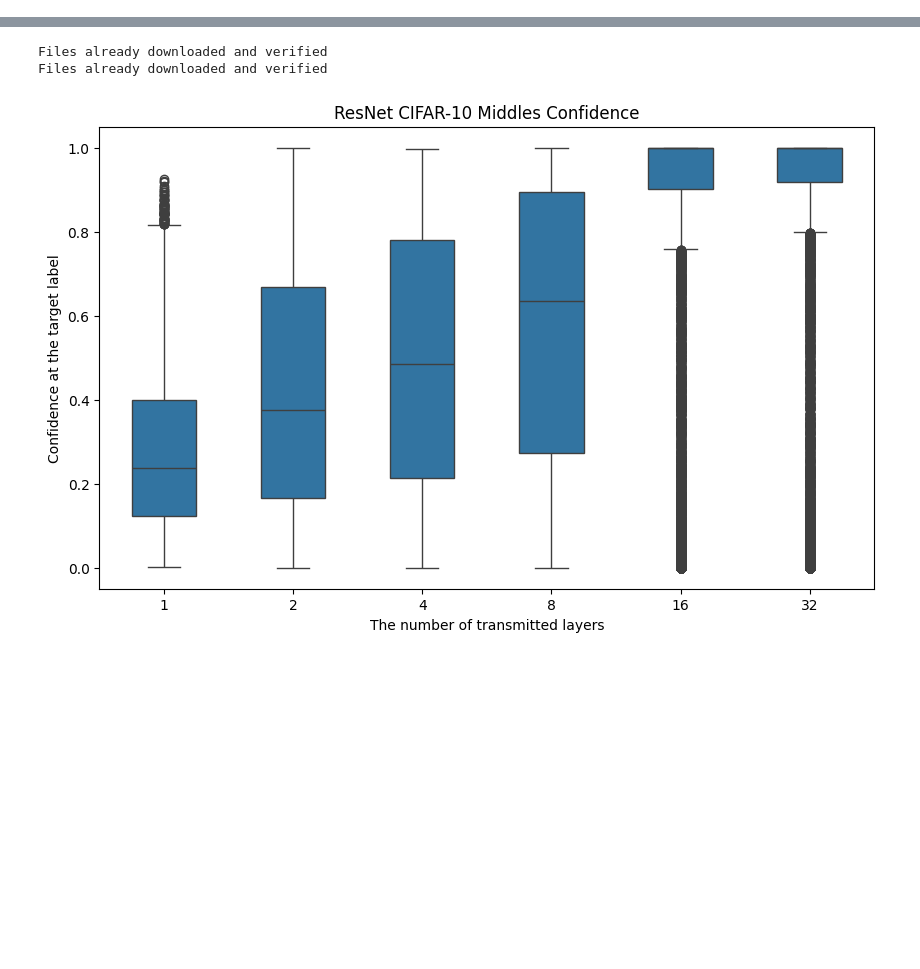
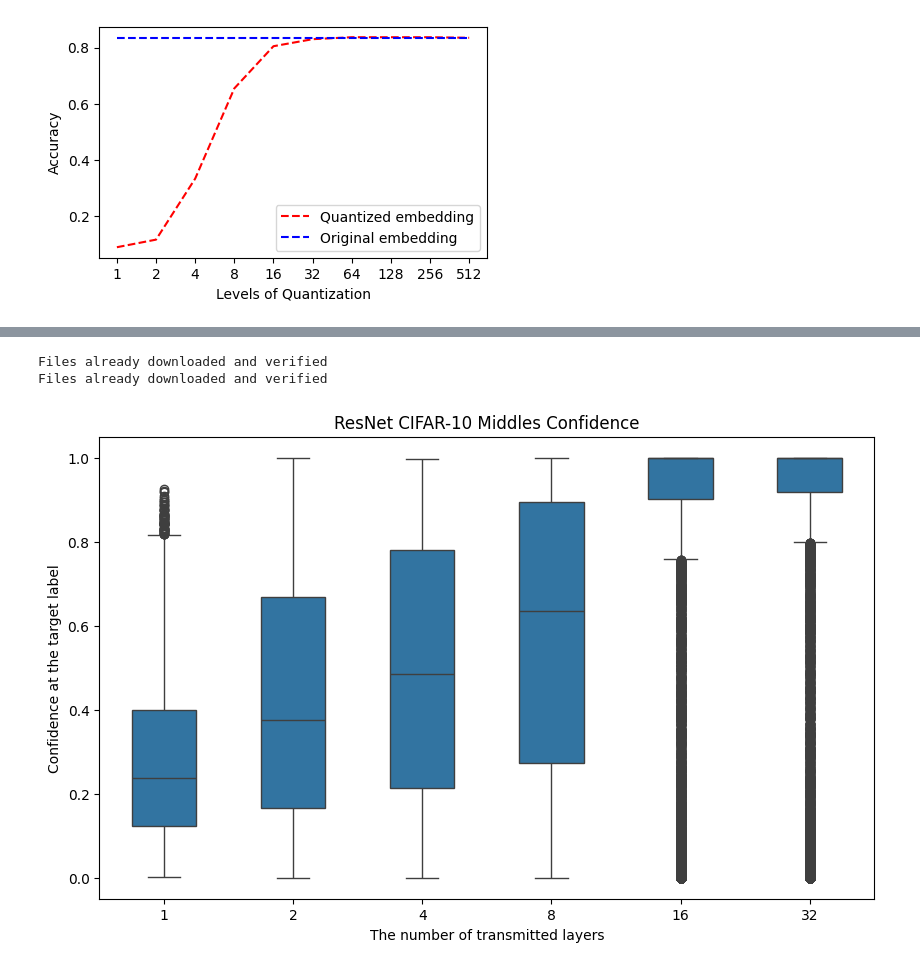
Before and after one commit to TonyPeng-2018/Adaptfilter, a Jupyter notebook: plot_result.ipynb, the cells around one changed output, grey strips where cells are left out. Cells and saved outputs as stored; diff of their text form; code cells hidden in the pictures; blank space fills up the shorter version.

```diff
--- a/plot_result.ipynb
+++ b/plot_result.ipynb
@@ -14,0 +560,79 @@ int_trans = False
+# %%
+# change the data type
+
+# dataset = 'cifar10', model = mobile, accuracy vs data type
+# can we change the value after normalization from 0-max to 0-16
+from tqdm import tqdm
+from Models import mobilenetv2
+from Dataloaders import dataloader_cifar10
+# get the number of zeros and positions
+norm_acc = []
+orig_acc = []
+
+amp_list = [x for x in range(10)]
+
+_, test, _ = dataloader_cifar10.Dataloader_cifar10_val(datasetpath='../data/', test_batch=1)
+client, server = mobilenetv2.mobilenetv2_splitter(num_classes=10,
+                                                  weight_root='./Weights/cifar-10')
+client = client.eval()
+server = server.eval()
+client.to(device)
+server.to(device)
+
+accuracy = [0] * len(amp_list)
+orig_acc = 0
+
+for i, (data, label) in enumerate(tqdm(test)):
+    data, label = data.to(device), label.to(device)
+
+    for j in range (len(amp_list)):
+
+        client_out = client(data).detach() # 1, c', h, w
+
+        amp = 2**j
+
+        client_out_max = torch.max(client_out)
+        client_out_min = torch.min(client_out)
+        client_out = (client_out-client_out_min)/(client_out_max-client_out_min)
+        client_out = client_out*amp
+        # change it to int
+        client_out = client_out.long()
+
+        client_out = client_out.float()/amp
+        client_out = client_out*(client_out_max-client_out_min)+client_out_min
+
+        pred = server(client_out).detach()
+        pred = torch.argmax(pred, dim=1)
+        pred_acc = torch.sum(pred == label).item()
+        accuracy[j] += pred_acc
+
+    if i == 1000:
+        break
+
+for i, (data, label) in enumerate(tqdm(test)):
+    data, label = data.to(device), label.to(device)
+
+    client_out = client(data).detach() # 1, c', h, w
+
+    pred = server(client_out).detach()
+    pred = torch.argmax(pred, dim=1)
+    pred_acc = torch.sum(pred == label).item()
+    orig_acc += pred_acc
+
+    if i == 1000:
+        break
+plt.figure(figsize=(5,3))
+for i in range(len(amp_list)):
+    accuracy[i] = accuracy[i]/1000
+plt.plot(amp_list, accuracy, 'r--', label='Quantized embedding')
+plt.plot(amp_list, [orig_acc/1000]*len(amp_list), 'b--', label='Original embedding')
+plt.xticks(amp_list, [2**x for x in amp_list])
+plt.xlabel('Levels of Quantization')
+plt.ylabel('Accuracy')
+plt.plot()
+plt.legend()
+# plt.title('Normalized and Original Different Amplitude: mobile cifar-10')
+plt.savefig('./Plots/mobile_cifar-10_quant.svg')
+# plt.show()
+# we can choose 64 and 128
+# %% [output]
@@ -14,0 +641 @@ int_trans = False
+[figure, added]
```
Also changed, not shown: parts of 54 cells of this notebook, 29 other files.
